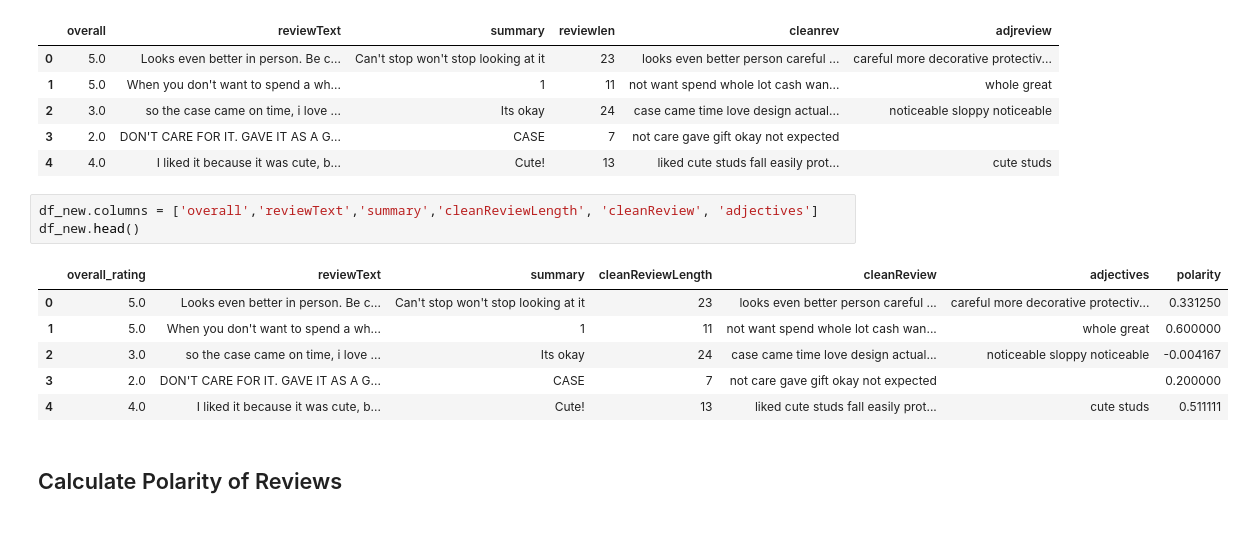
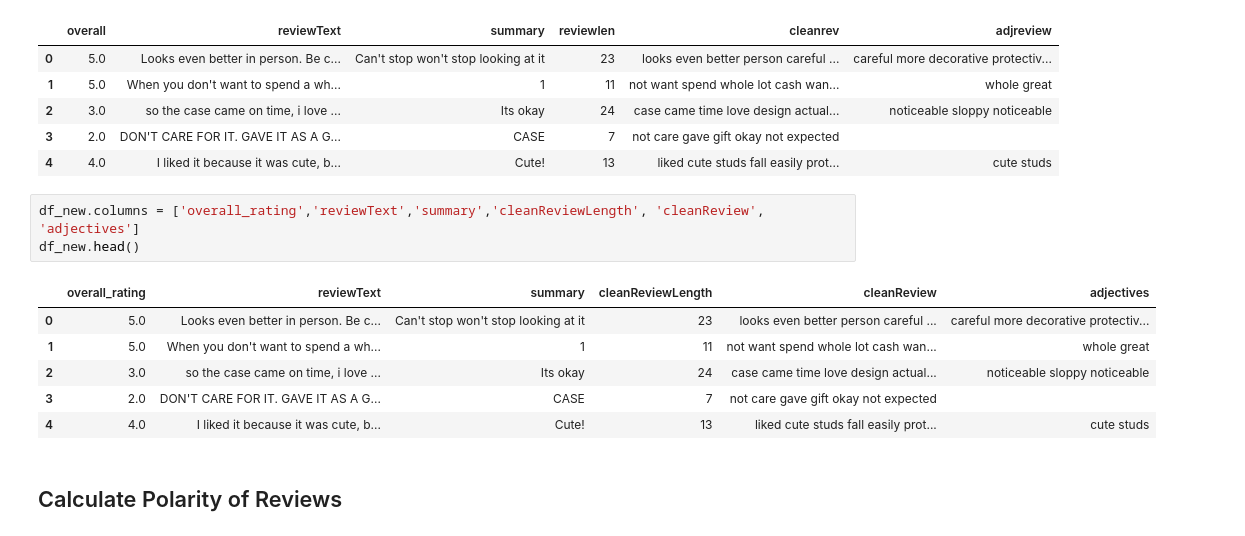
Before and after one commit to tapariaankit/SentimentAnalysis, a Jupyter notebook: ReviewAnalysis.ipynb, the cells around one changed output. Cells and saved outputs as stored; diff of their text form.

```diff
--- a/ReviewAnalysis.ipynb
+++ b/ReviewAnalysis.ipynb
@@ -240,15 +240,15 @@ df_new.head()
 | 3 | 2.0 | DON'T CARE FOR IT. GAVE IT AS A G... | CASE | 7 | not care gave gift okay not expected |  |
 | 4 | 4.0 | I liked it because it was cute, b... | Cute! | 13 | liked cute studs fall easily prot... | cute studs |
 # %%
-df_new.columns = ['overall','reviewText','summary','cleanReviewLength', 'cleanReview', 'adjectives']
+df_new.columns = ['overall_rating','reviewText','summary','cleanReviewLength', 'cleanReview', 'adjectives']
 df_new.head()
 # %% [output]
-|  | overall_rating | reviewText | summary | cleanReviewLength | cleanReview | adjectives | polarity |
-| 0 | 5.0 | Looks even better in person. Be c... | Can't stop won't stop looking at it | 23 | looks even better person careful ... | careful more decorative protectiv... | 0.331250 |
-| 1 | 5.0 | When you don't want to spend a wh... | 1 | 11 | not want spend whole lot cash wan... | whole great | 0.600000 |
-| 2 | 3.0 | so the case came on time, i love ... | Its okay | 24 | case came time love design actual... | noticeable sloppy noticeable | -0.004167 |
-| 3 | 2.0 | DON'T CARE FOR IT. GAVE IT AS A G... | CASE | 7 | not care gave gift okay not expected |  | 0.200000 |
-| 4 | 4.0 | I liked it because it was cute, b... | Cute! | 13 | liked cute studs fall easily prot... | cute studs | 0.511111 |
+|  | overall_rating | reviewText | summary | cleanReviewLength | cleanReview | adjectives |
+| 0 | 5.0 | Looks even better in person. Be c... | Can't stop won't stop looking at it | 23 | looks even better person careful ... | careful more decorative protectiv... |
+| 1 | 5.0 | When you don't want to spend a wh... | 1 | 11 | not want spend whole lot cash wan... | whole great |
+| 2 | 3.0 | so the case came on time, i love ... | Its okay | 24 | case came time love design actual... | noticeable sloppy noticeable |
+| 3 | 2.0 | DON'T CARE FOR IT. GAVE IT AS A G... | CASE | 7 | not care gave gift okay not expected |  |
+| 4 | 4.0 | I liked it because it was cute, b... | Cute! | 13 | liked cute studs fall easily prot... | cute studs |
 # %% [markdown]
 ## Calculate Polarity of Reviews
 # %%
```
Also changed, not shown: parts of 11 cells of this notebook.
